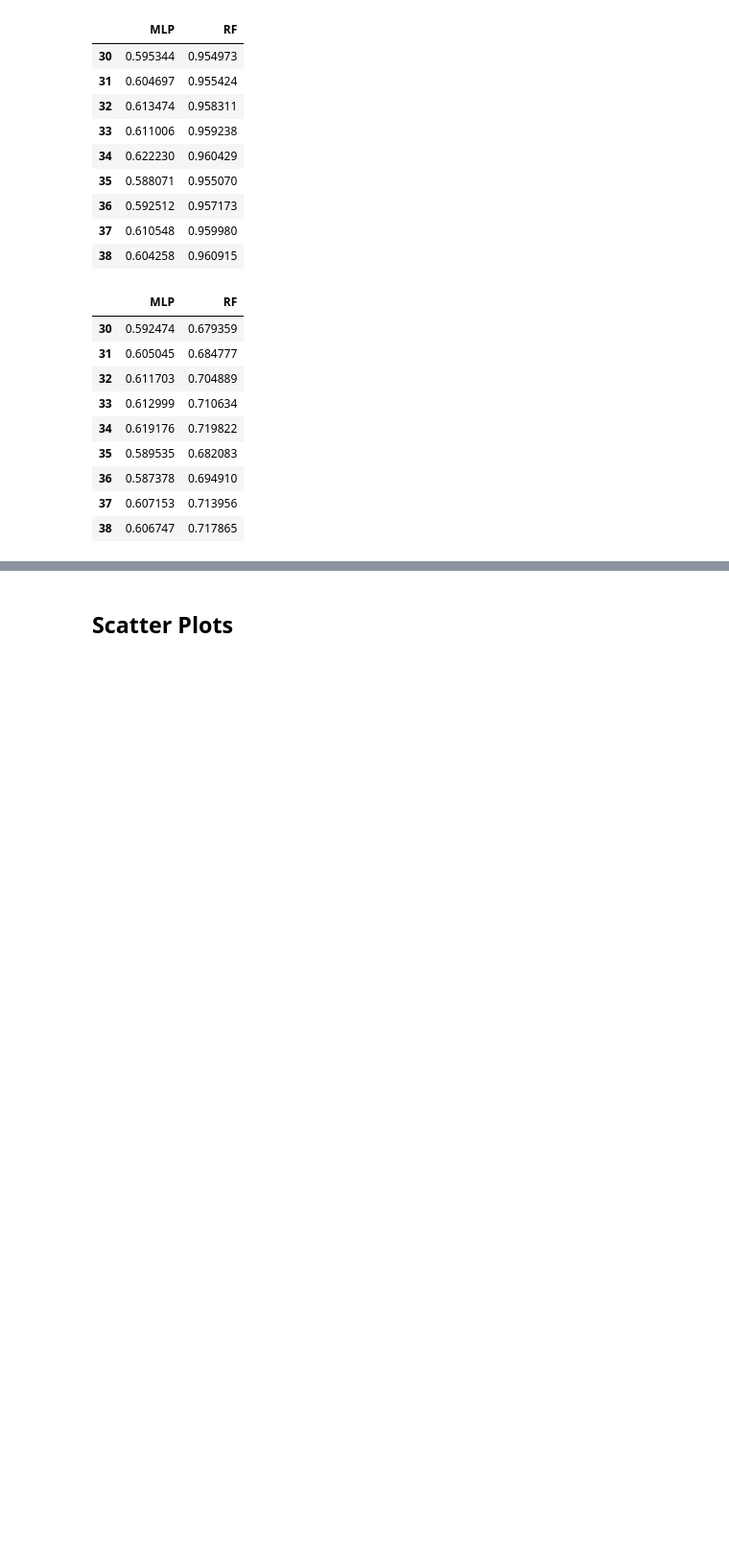
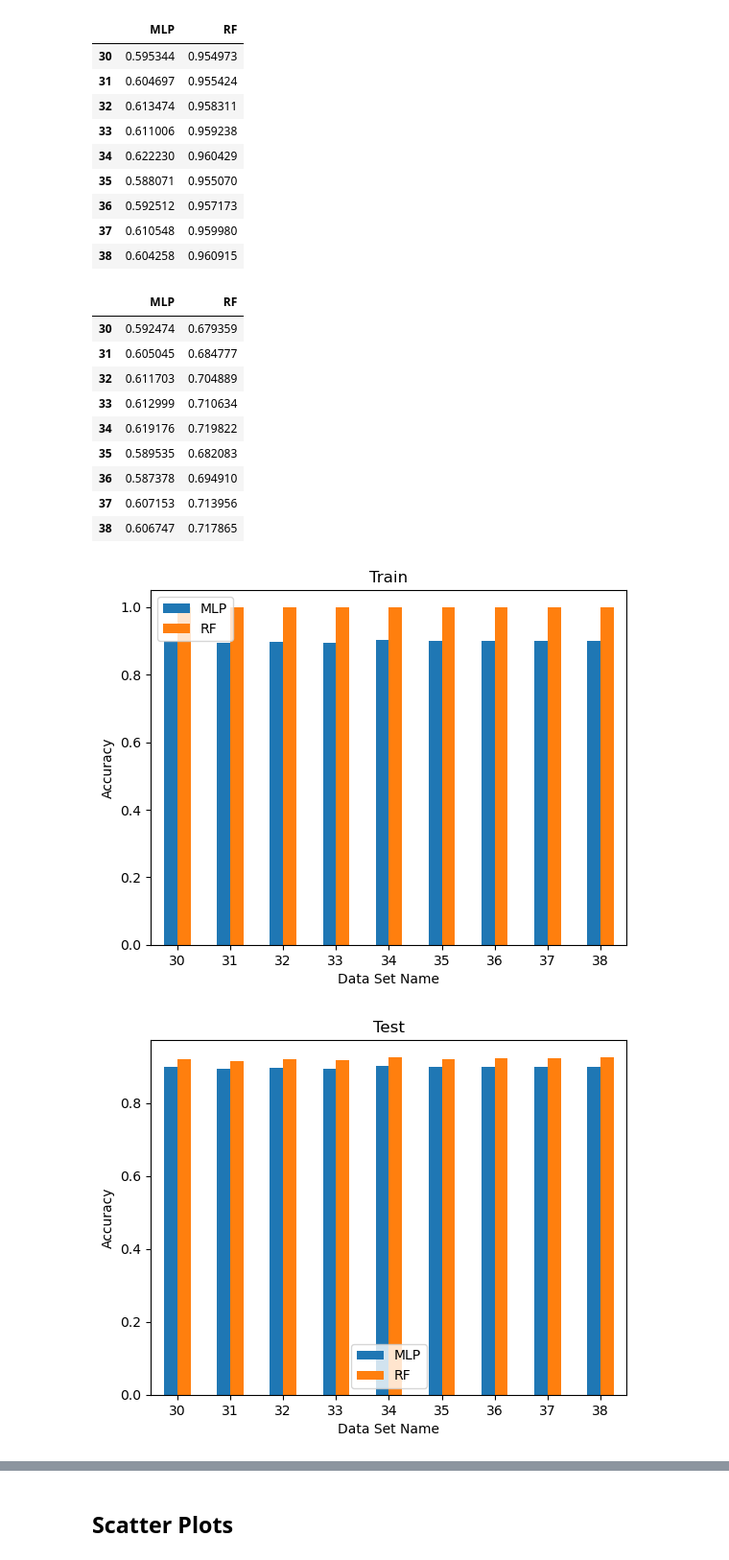
Before and after one commit to LLNL/MLAP, a Jupyter notebook: SJSU/Step3_TrainModel/EvaluateTrainedModels.ipynb, the cells around one changed output, grey strips where cells are left out. Shown at 96% size. Cells and saved outputs as stored; diff of their text form; code cells hidden in the pictures; blank space fills up the shorter version.

Commit message:
Update the notebook to evaluate several trained models

```diff
--- a/SJSU/Step3_TrainModel/EvaluateTrainedModels.ipynb
+++ b/SJSU/Step3_TrainModel/EvaluateTrainedModels.ipynb
@@ -71,3 +71,10 @@ df_test
 | 36 | 0.587378 | 0.694910 |
 | 37 | 0.607153 | 0.713956 |
 | 38 | 0.606747 | 0.717865 |
+# %%
+FM_label_type = "Binary"
+df_train, df_test = plot_trained_models_metrics (FM_label_type, json_extract_counts, \
+                                                 trained_models_metrics)
+# %% [output]
+[figure, added]
+[figure, added]
```
Also changed, not shown: parts of 2 cells of this notebook.
